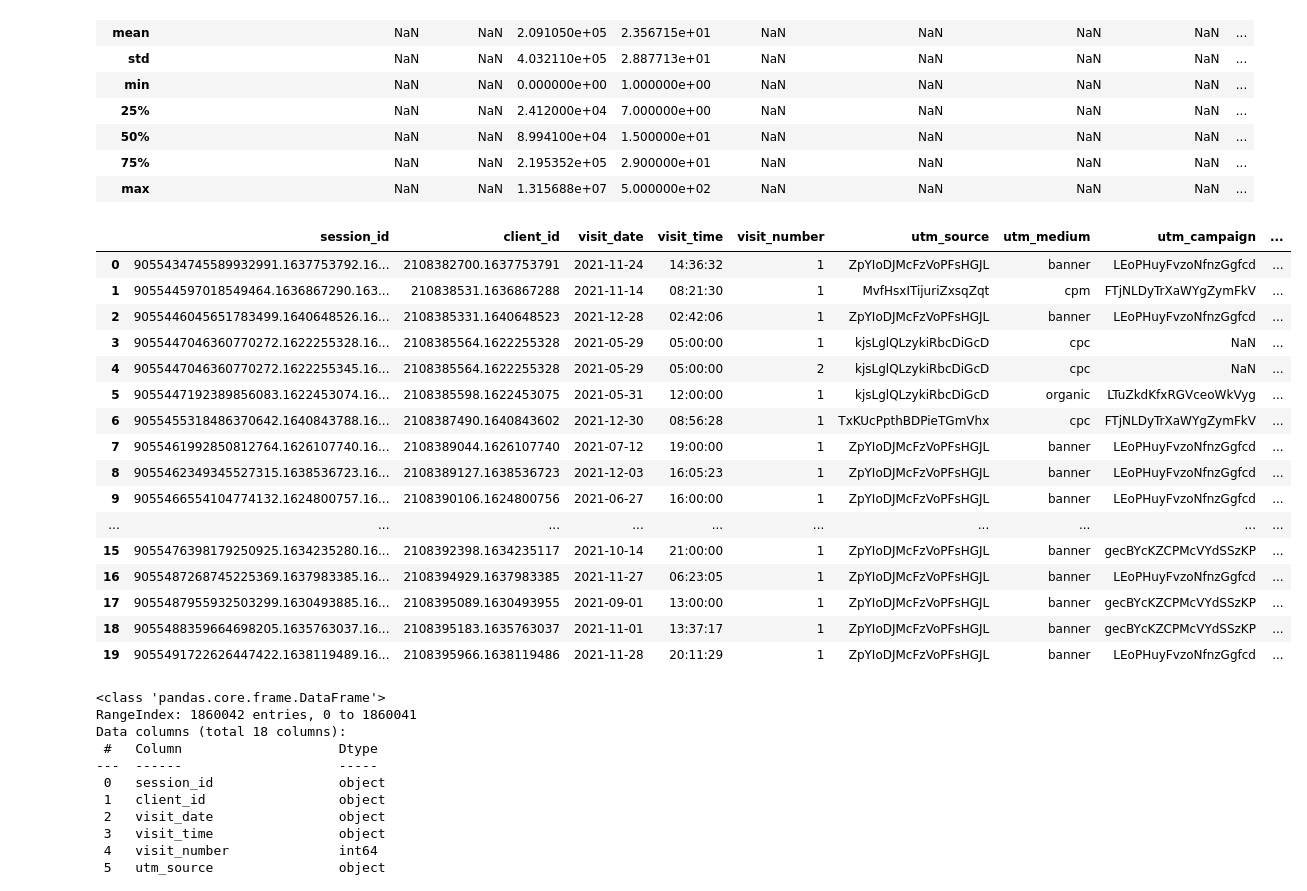
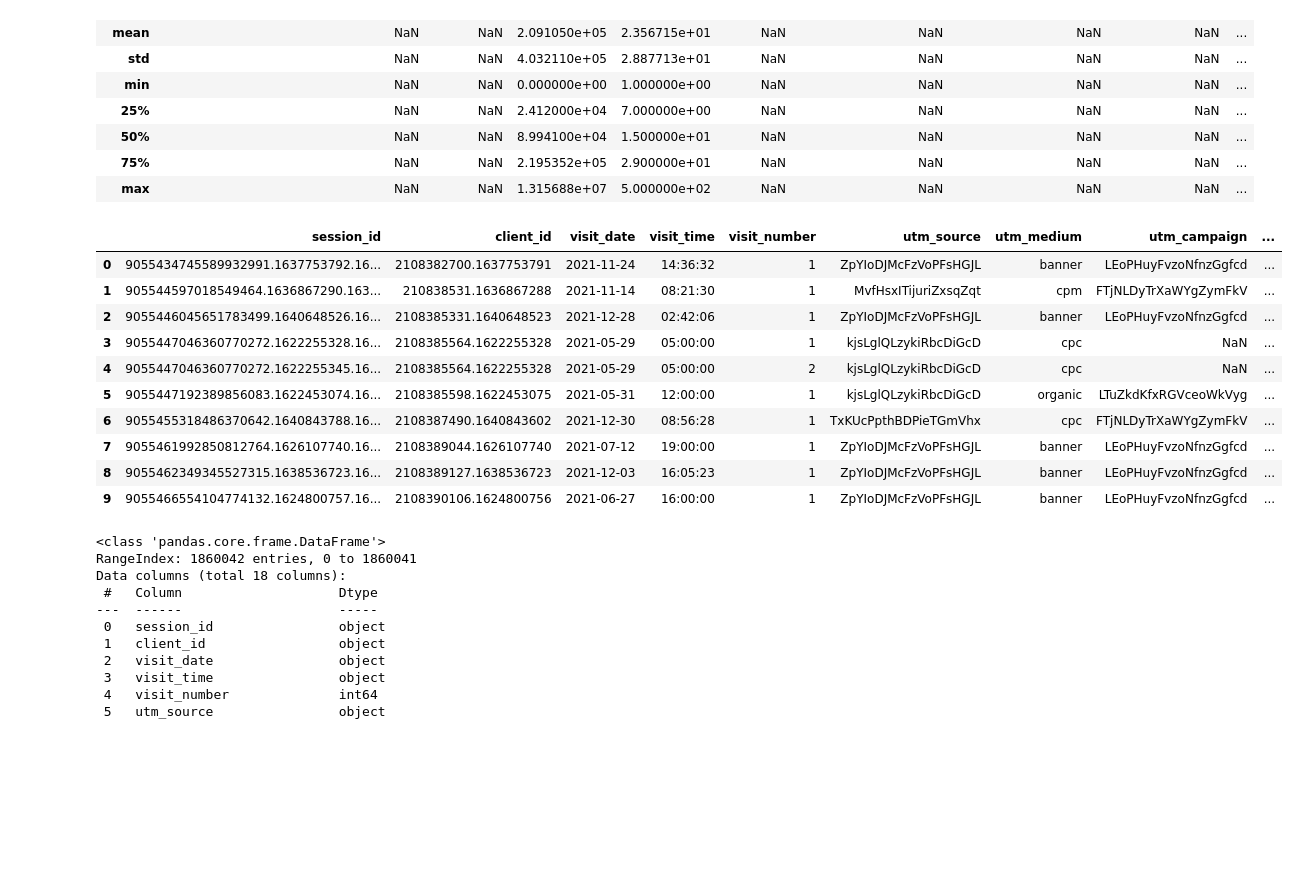
Before and after one commit to MikhailNebasov/target_action_prediction_SberAvtopodpiska, a Jupyter notebook: eda.ipynb, the cells around one changed output. Cells and saved outputs as stored; diff of their text form; code cells hidden in the pictures; blank space fills up the shorter version.

```diff
--- a/eda.ipynb
+++ b/eda.ipynb
@@ -59,25 +53,19 @@ df.describe(include='all')
 | max | NaN | NaN | 1.315688e+07 | 5.000000e+02 | NaN | NaN | NaN | NaN | ... |
 # %%
 df2 = pd.read_csv('E:/Datasets/target_action_prediction_SberAvtopodpiska/ga_sessions.csv', low_memory=False)
-df2.head(20)
+df2.head(10)
 # %% [output]
 |  | session_id | client_id | visit_date | visit_time | visit_number | utm_source | utm_medium | utm_campaign | ... |
 | 0 | 9055434745589932991.1637753792.16... | 2108382700.1637753791 | 2021-11-24 | 14:36:32 | 1 | ZpYIoDJMcFzVoPFsHGJL | banner | LEoPHuyFvzoNfnzGgfcd | ... |
 | 1 | 905544597018549464.1636867290.163... | 210838531.1636867288 | 2021-11-14 | 08:21:30 | 1 | MvfHsxITijuriZxsqZqt | cpm | FTjNLDyTrXaWYgZymFkV | ... |
 | 2 | 9055446045651783499.1640648526.16... | 2108385331.1640648523 | 2021-12-28 | 02:42:06 | 1 | ZpYIoDJMcFzVoPFsHGJL | banner | LEoPHuyFvzoNfnzGgfcd | ... |
 | 3 | 9055447046360770272.1622255328.16... | 2108385564.1622255328 | 2021-05-29 | 05:00:00 | 1 | kjsLglQLzykiRbcDiGcD | cpc | NaN | ... |
 | 4 | 9055447046360770272.1622255345.16... | 2108385564.1622255328 | 2021-05-29 | 05:00:00 | 2 | kjsLglQLzykiRbcDiGcD | cpc | NaN | ... |
 | 5 | 9055447192389856083.1622453074.16... | 2108385598.1622453075 | 2021-05-31 | 12:00:00 | 1 | kjsLglQLzykiRbcDiGcD | organic | LTuZkdKfxRGVceoWkVyg | ... |
 | 6 | 9055455318486370642.1640843788.16... | 2108387490.1640843602 | 2021-12-30 | 08:56:28 | 1 | TxKUcPpthBDPieTGmVhx | cpc | FTjNLDyTrXaWYgZymFkV | ... |
 | 7 | 9055461992850812764.1626107740.16... | 2108389044.1626107740 | 2021-07-12 | 19:00:00 | 1 | ZpYIoDJMcFzVoPFsHGJL | banner | LEoPHuyFvzoNfnzGgfcd | ... |
 | 8 | 9055462349345527315.1638536723.16... | 2108389127.1638536723 | 2021-12-03 | 16:05:23 | 1 | ZpYIoDJMcFzVoPFsHGJL | banner | LEoPHuyFvzoNfnzGgfcd | ... |
 | 9 | 9055466554104774132.1624800757.16... | 2108390106.1624800756 | 2021-06-27 | 16:00:00 | 1 | ZpYIoDJMcFzVoPFsHGJL | banner | LEoPHuyFvzoNfnzGgfcd | ... |
-| ... | ... | ... | ... | ... | ... | ... | ... | ... | ... |
-| 15 | 9055476398179250925.1634235280.16... | 2108392398.1634235117 | 2021-10-14 | 21:00:00 | 1 | ZpYIoDJMcFzVoPFsHGJL | banner | gecBYcKZCPMcVYdSSzKP | ... |
-| 16 | 9055487268745225369.1637983385.16... | 2108394929.1637983385 | 2021-11-27 | 06:23:05 | 1 | ZpYIoDJMcFzVoPFsHGJL | banner | LEoPHuyFvzoNfnzGgfcd | ... |
-| 17 | 9055487955932503299.1630493885.16... | 2108395089.1630493955 | 2021-09-01 | 13:00:00 | 1 | ZpYIoDJMcFzVoPFsHGJL | banner | gecBYcKZCPMcVYdSSzKP | ... |
-| 18 | 9055488359664698205.1635763037.16... | 2108395183.1635763037 | 2021-11-01 | 13:37:17 | 1 | ZpYIoDJMcFzVoPFsHGJL | banner | gecBYcKZCPMcVYdSSzKP | ... |
-| 19 | 9055491722626447422.1638119489.16... | 2108395966.1638119486 | 2021-11-28 | 20:11:29 | 1 | ZpYIoDJMcFzVoPFsHGJL | banner | LEoPHuyFvzoNfnzGgfcd | ... |
 # %%
 df2.info()
 # %% [output]
```
Also changed, not shown: parts of 8 cells of this notebook, 1 other file.
